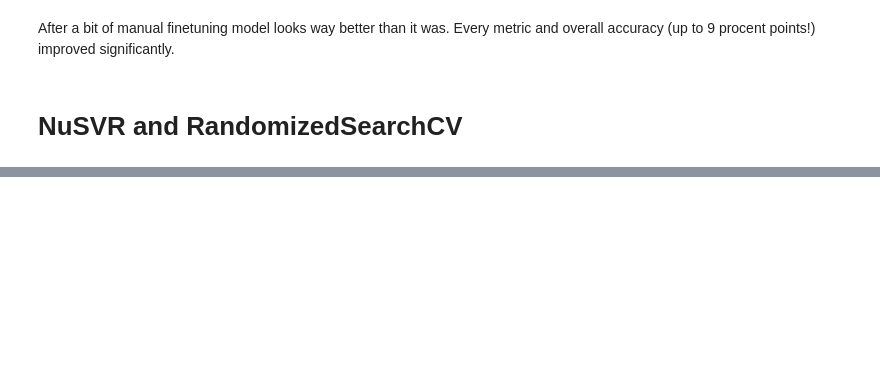
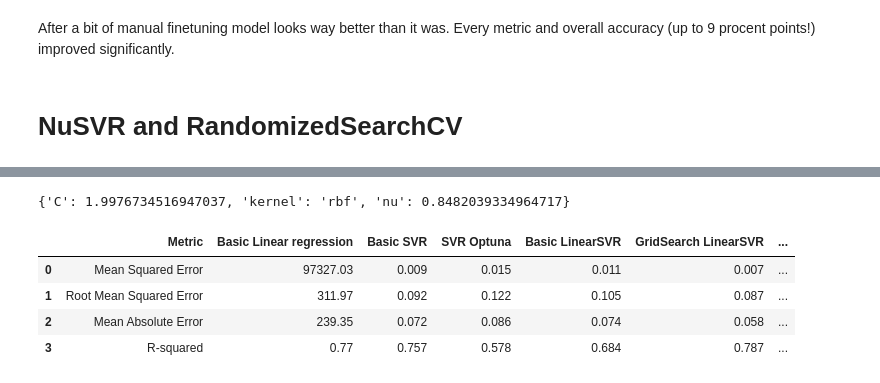
Before and after one commit to KirSobolev/Introduction-to-ML, a Jupyter notebook: exercise3/svr.ipynb, the cells around one changed output, grey strips where cells are left out. Cells and saved outputs as stored; diff of their text form; code cells hidden in the pictures; blank space fills up the shorter version.

Commit message:
NuSVR and randomized seacrh, ex1 and ex3.1 final version

```diff
--- a/exercise3/svr.ipynb
+++ b/exercise3/svr.ipynb
@@ -393,0 +422,11 @@ After a bit of manual finetuning model looks way better than it was. Every metri
+# %%
+param_dist = {
+    'C': uniform(0.1, 10),  # Uniform distribution between 0.1 and 10
+    'nu': uniform(0.1, 0.9),
+    'kernel': ['linear', 'rbf'],
+}
+# %%
+# Create the RandomizedSearchCV object
+model = make_pipeline(StandardScaler(), RandomizedSearchCV(svm.NuSVR(), param_distributions=param_dist, n_iter=10, cv=5, verbose=1))
+
+model.fit(X_train, y_train)
@@ -393,0 +443,24 @@ After a bit of manual finetuning model looks way better than it was. Every metri
+# %%
+model[1].best_params_
+# %% [output]
+{'C': 1.9976734516947037, 'kernel': 'rbf', 'nu': 0.8482039334964717}
+# %%
+predictions = model.predict(X_test)
+# MAE - Mean average error
+mae = round(metrics.mean_absolute_error(y_test, predictions), 3)
+# MSE - Mean square error
+mse = round(metrics.mean_squared_error(y_test, predictions), 3)
+# RMSE - Root mean square error
+rmse = round(np.sqrt(metrics.mean_squared_error(y_test, predictions)), 3)
+# R-squared. 0 = the model descibes the dataset poorly
+# 1 = model describes the dataset perfectly
+r2 = round(metrics.r2_score(y_test, predictions), 3)
+
+metrics_df['RandomizedSearchCV NuSVR'] = [mse, rmse, mae, r2]
+metrics_df
+# %% [output]
+|  | Metric | Basic Linear regression | Basic SVR | SVR Optuna | Basic LinearSVR | GridSearch LinearSVR | ... |
+| 0 | Mean Squared Error | 97327.03 | 0.009 | 0.015 | 0.011 | 0.007 | ... |
+| 1 | Root Mean Squared Error | 311.97 | 0.092 | 0.122 | 0.105 | 0.087 | ... |
+| 2 | Mean Absolute Error | 239.35 | 0.072 | 0.086 | 0.074 | 0.058 | ... |
+| 3 | R-squared | 0.77 | 0.757 | 0.578 | 0.684 | 0.787 | ... |
```
Also changed, not shown: parts of 8 cells of this notebook.
